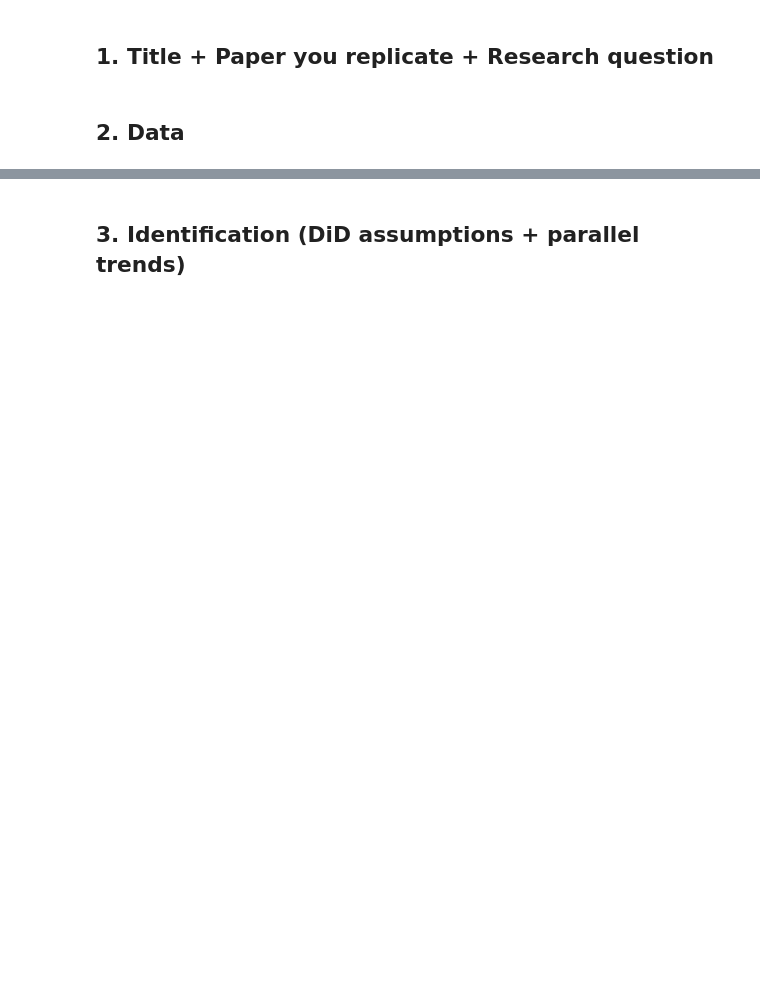
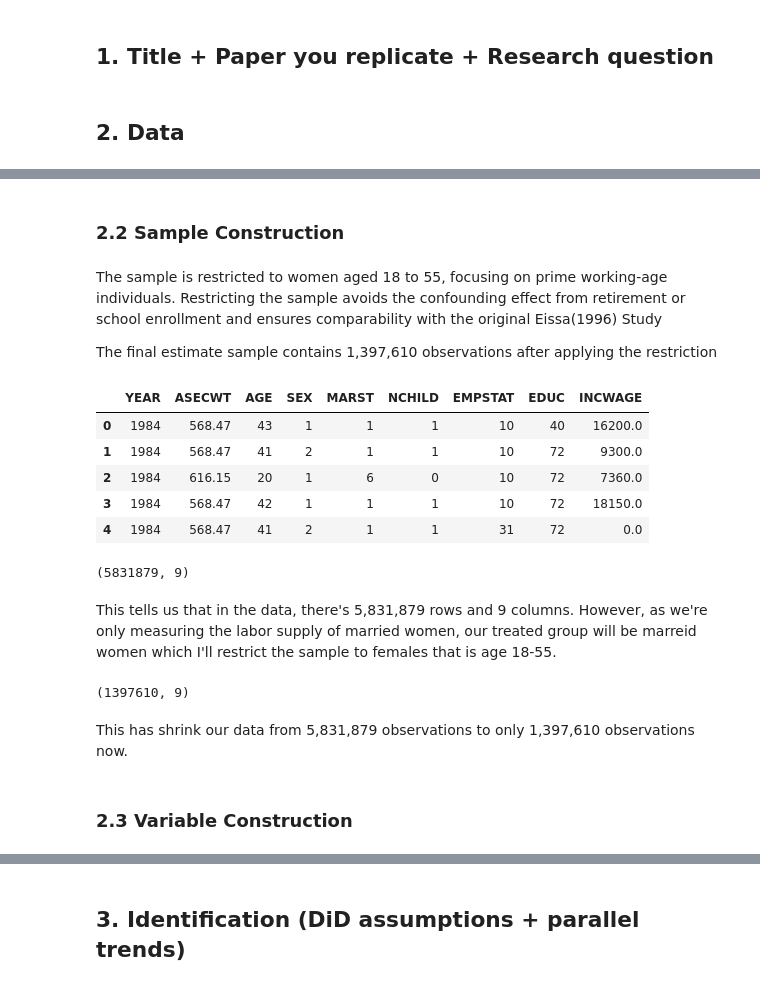
Before and after one commit to eisenhauerIO/project-business-decisions-roylin0407, a Jupyter notebook: did_project.ipynb, the cells around one changed output, grey strips where cells are left out. Saved outputs shown, nothing was run; the diff lists cells and outputs as text; code cells hidden in the pictures; blank space fills up the shorter version.

```diff
--- a/did_project.ipynb
+++ b/did_project.ipynb
@@ -1004,0 +9,56 @@ numpy: 2.4.2
+# %% [markdown]
+### 2.2 Sample Construction
+# %% [markdown]
+The sample is restricted to women aged 18 to 55, focusing on prime working-age individuals. Restricting the sample avoids the confounding effect from retirement or school enrollment and ensures comparability with the original Eissa(1996) Study
+
+The final estimate sample contains 1,397,610 observations after applying the restriction
+# %%
+import pandas as pd
+import numpy as np
+
+cols = [
+    "YEAR",
+    "AGE",
+    "SEX",
+    "MARST",
+    "EMPSTAT",
+    "INCWAGE",
+    "EDUC",
+    "NCHILD",
+    "ASECWT"
+]
+
+df = pd.read_csv(
+    "data/cps_00001.csv.gz",
+    usecols=cols,
+    compression="gzip"
+)
+
+df.head()
+# %% [output]
+|  | YEAR | ASECWT | AGE | SEX | MARST | NCHILD | EMPSTAT | EDUC | INCWAGE |
+| 0 | 1984 | 568.47 | 43 | 1 | 1 | 1 | 10 | 40 | 16200.0 |
+| 1 | 1984 | 568.47 | 41 | 2 | 1 | 1 | 10 | 72 | 9300.0 |
+| 2 | 1984 | 616.15 | 20 | 1 | 6 | 0 | 10 | 72 | 7360.0 |
+| 3 | 1984 | 568.47 | 42 | 1 | 1 | 1 | 10 | 72 | 18150.0 |
+| 4 | 1984 | 568.47 | 41 | 2 | 1 | 1 | 31 | 72 | 0.0 |
+# %%
+df.shape
+# %% [output]
+(5831879, 9)
+# %% [markdown]
+This tells us that in the data, there's 5,831,879 rows and 9 columns. However, as we're only measuring the labor supply of married women, our treated group will be marreid women which I'll restrict the sample to females that is age 18-55.
+# %%
+# Keep only females
+df = df[df["SEX"] == 2]
+
+# Keep working age women
+df = df[(df["AGE"] >= 18) & (df["AGE"] <= 55)]
+
+df.shape
+# %% [output]
+(1397610, 9)
+# %% [markdown]
+This has shrink our data from 5,831,879 observations to only 1,397,610 observations now.
+# %% [markdown]
+### 2.3 Variable Construction
```
Also changed, not shown: parts of 159 cells of this notebook.
